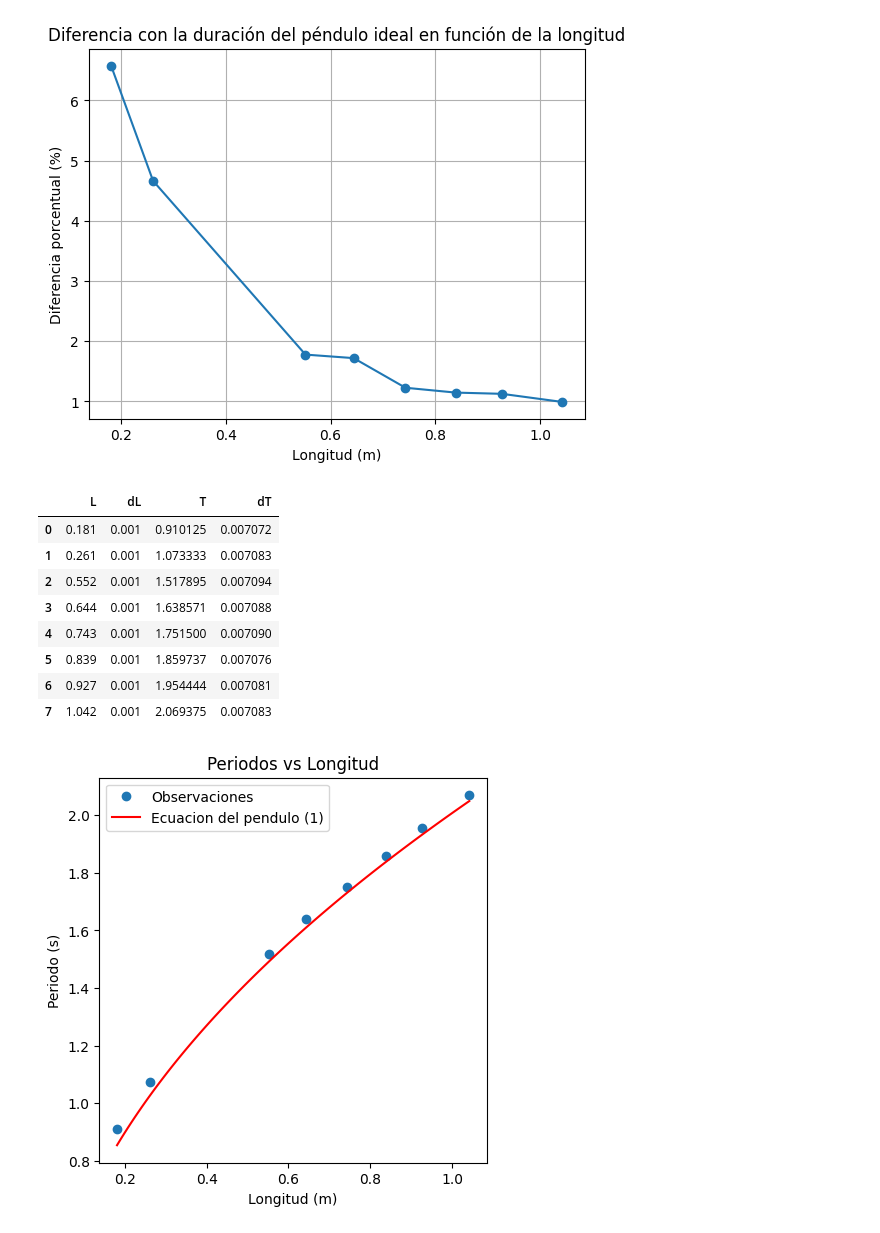
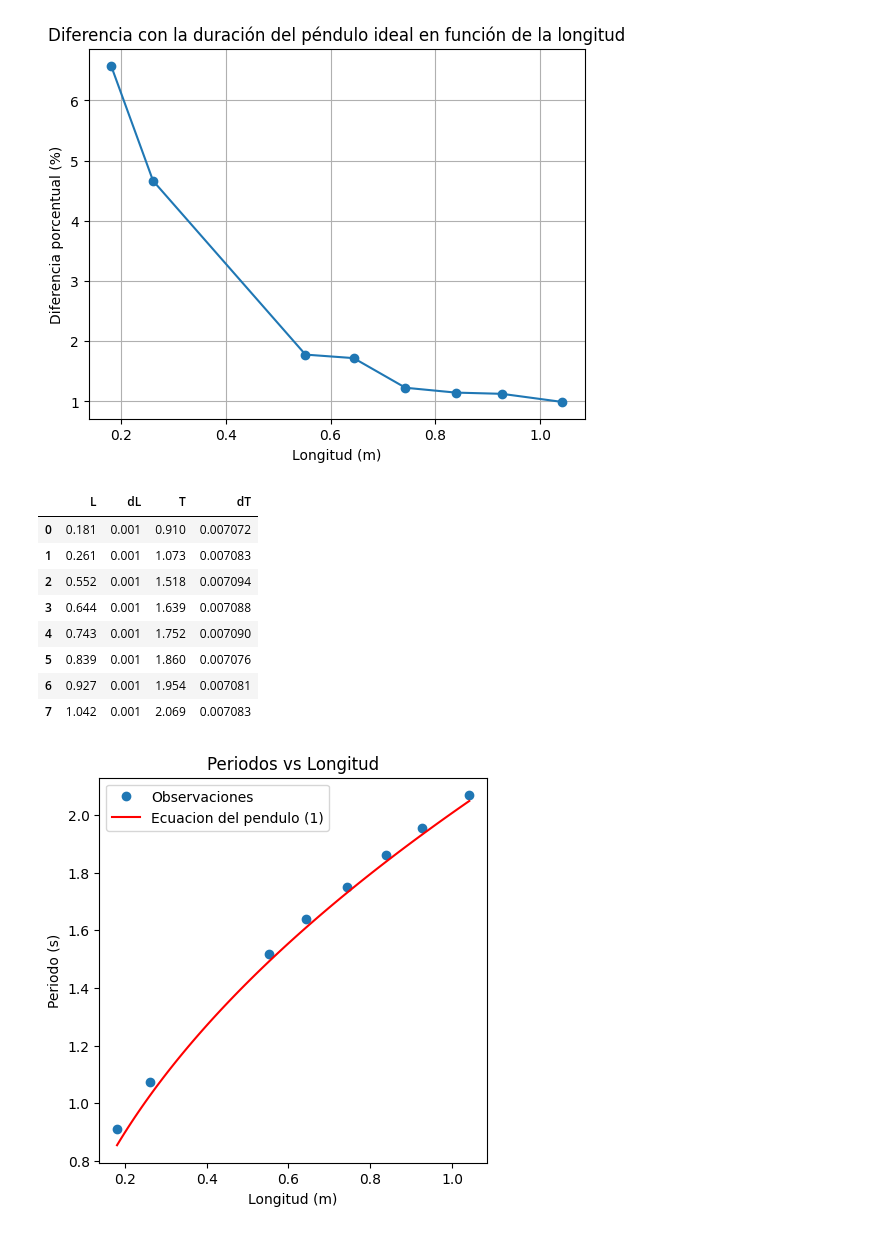
Before and after one commit to LecJackS/Mecanica-y-Termodinamica-2024-1C, a Jupyter notebook: Laboratorios/Labo03-04/Labo02.ipynb, the cells around one changed output. Saved outputs shown, nothing was run; the diff lists cells and outputs as text; code cells hidden in the pictures.

```diff
--- a/Laboratorios/Labo03-04/Labo02.ipynb
+++ b/Laboratorios/Labo03-04/Labo02.ipynb
@@ -324,30 +324,30 @@ plt.show()
 # %%
 # 2 A
 #Veamos Ta incerteza en la longitud del hilo T y el periodo T
 
 def deltaL(L):  # no considera errores estadísticos
     return 0.001 # error instrumental de 1 mm
 
 error_nominal_T = np.sqrt(2) * 1/200
 
 def deltaT(desv, n):
     return np.sqrt(error_nominal_T ** 2 + (desv / np.sqrt(n)) ** 2)
 
 incertezas = pd.DataFrame(columns=['L', 'dL', 'T', 'dT'])
 for c, T, s, n, L in zip(columns, period_means, period_stds, period_amounts, longitudes):
-    incertezas.loc[len(incertezas)] = [L, deltaL(L), T, deltaT(s, n)]
+    incertezas.loc[len(incertezas)] = [L, deltaL(L), np.round(T, 3), deltaT(s, n)]
 
 incertezas
 # %% [output]
 |  | L | dL | T | dT |
-| 0 | 0.181 | 0.001 | 0.910125 | 0.007072 |
-| 1 | 0.261 | 0.001 | 1.073333 | 0.007083 |
-| 2 | 0.552 | 0.001 | 1.517895 | 0.007094 |
-| 3 | 0.644 | 0.001 | 1.638571 | 0.007088 |
-| 4 | 0.743 | 0.001 | 1.751500 | 0.007090 |
-| 5 | 0.839 | 0.001 | 1.859737 | 0.007076 |
-| 6 | 0.927 | 0.001 | 1.954444 | 0.007081 |
-| 7 | 1.042 | 0.001 | 2.069375 | 0.007083 |
+| 0 | 0.181 | 0.001 | 0.910 | 0.007072 |
+| 1 | 0.261 | 0.001 | 1.073 | 0.007083 |
+| 2 | 0.552 | 0.001 | 1.518 | 0.007094 |
+| 3 | 0.644 | 0.001 | 1.639 | 0.007088 |
+| 4 | 0.743 | 0.001 | 1.752 | 0.007090 |
+| 5 | 0.839 | 0.001 | 1.860 | 0.007076 |
+| 6 | 0.927 | 0.001 | 1.954 | 0.007081 |
+| 7 | 1.042 | 0.001 | 2.069 | 0.007083 |
 # %%
 # 2 B
 
```
Also changed, not shown: parts of 2 cells of this notebook.
